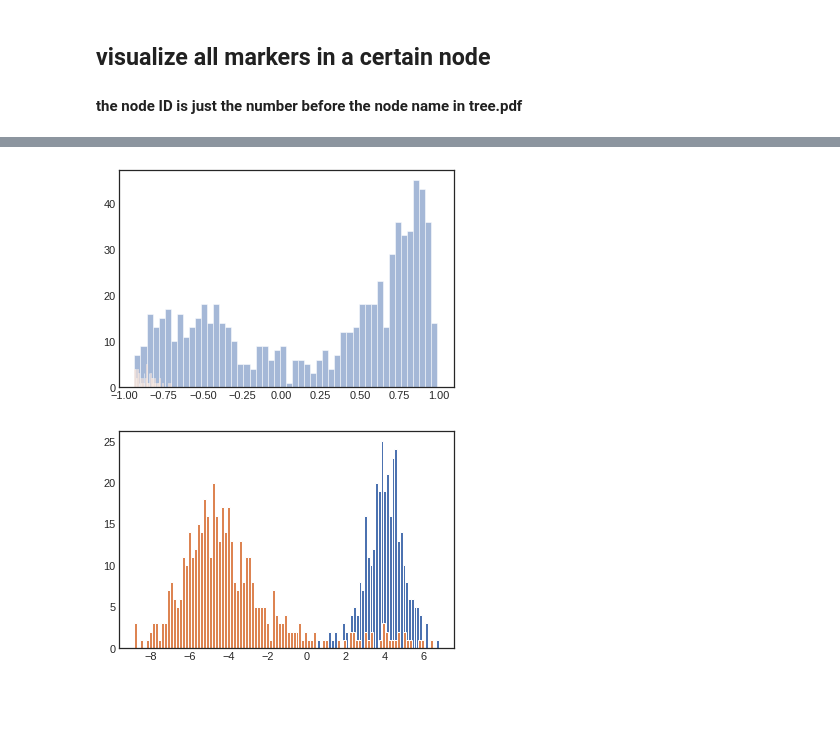
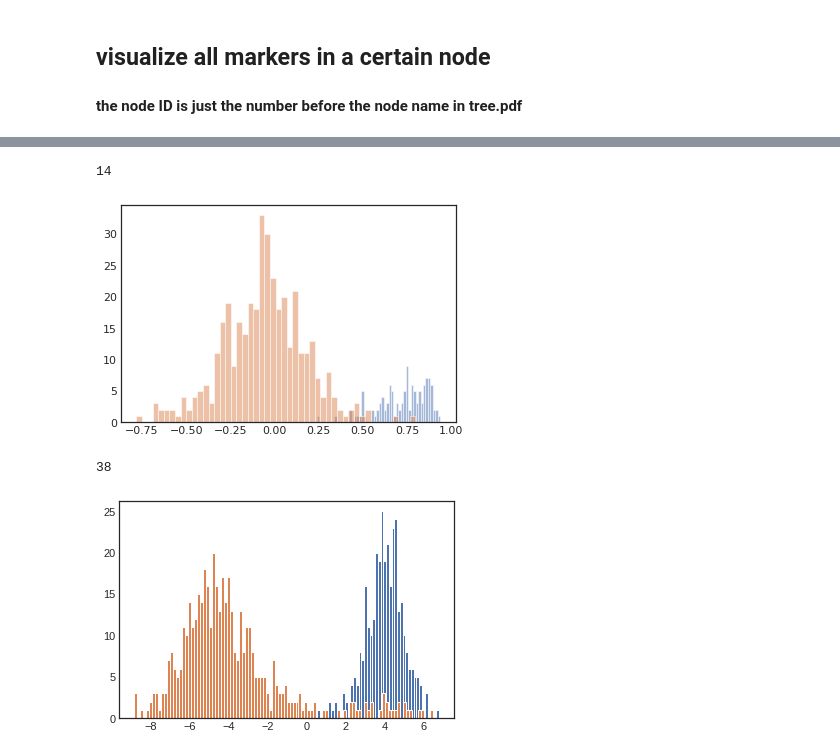
Before and after one commit to xinzhu-email/CITE-pool, a Jupyter notebook: AnalysisTutorial_.ipynb, the cells around one changed output, grey strips where cells are left out. Drawn from its saved outputs; the diff is of its cells as text; code cells hidden in the pictures; blank space fills up the shorter version.

```diff
--- a/AnalysisTutorial_.ipynb
+++ b/AnalysisTutorial_.ipynb
@@ -18,12 +18,12 @@ tree.left.right.indices
 # data = pd.read_csv('datasets/SeuratV4/adt_main_clr.csv',header=0,index_col=0)
 
 # data = pd.read_csv('./datasets/SeuratV4/adt_p8_main_clr.csv',header=0,index_col=0)
-id ='4_5/t0p4'
-# data = pd.read_csv('../data/4tumor/subdata/ADT_'+id+'.csv',index_col=0)
+id ='1'
+data = pd.read_csv('../data/covid19/subdata/ADT_'+id+'.csv',index_col=0)
 # data = pd.read_csv('../simulator_out/ADT_simulator_'+id+'.csv',index_col=0)
-data = pd.read_csv('../SeuratV4/subdata/'+id+'_ADT.csv', sep=',',index_col=0, header=0)
+# data = pd.read_csv('../SeuratV4/subdata/'+id+'_ADT.csv', sep=',',index_col=0, header=0)
 # data.index = data.index.astype(str)
-id='7_5/rna_rna_7'
+id='9_1/_1'
 f = open('../output/'+id+'/tree.pickle','rb')
 # f = open('../data/4tumor/output/ADT_'+id+'/tree.pickle','rb')
 # true = pd.read_csv('./data/4tumor/gating_cluster.csv',index_col=0)
@@ -87,17 +114,32 @@ data_pair = pd.DataFrame({'CC_5':node.embedding.loc[:,'CC_5'],'CC_3':node.embedd
+# %%
+len(node.embedding.loc[rnadata.obs['label_l2']=='Platelet','CC_1'])
+# %% [output]
+14
 # %%
-node = traversal.get_node(17)
+node = traversal.get_node(11)
 # plt.hist(node.embedding['CC_1'],bins=100)
-plt.hist(node.embedding.loc[rnadata.obs['label_l2']=='CD8 TEM','CC_1'],bins=50, alpha=0.5)
-plt.hist(node.embedding.loc[rnadata.obs['label_l2']=='CD8 TCM','CC_1'],bins=50, alpha=0.5)
-plt.hist(node.embedding.loc[rnadata.obs['label_l2']=='MAIT','CC_1'],bins=50, alpha=0.5)
+plt.hist(node.embedding.loc[rnadata.obs['label_l2']=='MAIT','CC_2'],bins=50, alpha=0.5)
+plt.hist(node.embedding.loc[rnadata.obs['label_l2']=='CD8 TEM','CC_2'],bins=50, alpha=0.5)
+
+# plt.hist(node.embedding.loc[rnadata.obs['label_l2']=='Treg','CC_1'],bins=50, alpha=0.5)
 # plt.hist(node.embedding.loc[rnadata.obs['label_l2']=='CD4 CTL','CC_1'],bins=100)
-# plt.hist(data_.loc[node.indices,'IL17A'],bins=100)
-# plt.hist(data_.loc[rnadata.obs['label_l2']=='MAIT','CD26'],bins=100)
-# plt.scatter(node.embedding.loc[:,'CC_5'],node.embedding.loc[:,'CC_3'],alpha=0.5)
-# plt.scatter(node.embedding.loc[rnadata.obs['label_l2']=='CD4 TCM','CC_5'],node.embedding.loc[rnadata.obs['label_l2']=='CD4 TCM','CC_3'])
+# plt.hist(data_.loc[node.left_indices,'CD56-2'],bins=100)
+# plt.hist(data_.loc[node.right_indices,'CD56-2'],bins=100)
+# plt.hist(data_.loc[rnadata.obs['label_l1']=='NK','CD56-2'],bins=100)
+# plt.hist(data_.loc[rnadata.obs['label_l2']=='NK_CD56bright','CD56-2'],bins=100)
+
+# plt.scatter(node.embedding.loc[rnadata.obs['label_l2']=='CD16 Mono','CC_1'],node.embedding.loc[rnadata.obs['label_l2']=='CD16 Mono','CC_5'])
+# plt.scatter(node.embedding.loc[rnadata.obs['label_l2']=='Platelet','CC_1'],node.embedding.loc[rnadata.obs['label_l2']=='Platelet','CC_5'])
+# plt.scatter(node.embedding.loc[:,'CC_1'],node.embedding.loc[:,'CC_2'],alpha=0.5)
+# plt.scatter(node.embedding.loc[rnadata.obs['label_l2']=='MAIT','CC_5'],node.embedding.loc[rnadata.obs['label_l2']=='MAIT','CC_3'])
+# plt.scatter(data_.loc[node.indices,'CD56-2'],data_.loc[node.indices,'CD127'],alpha=0.5)
+# plt.scatter(data_.loc[rnadata.obs['label_l2']=='NK','CD56-2'],data_.loc[rnadata.obs['label_l2']=='NK','CD127'],alpha=0.5)
+# plt.scatter(data_.loc[rnadata.obs['label_l2']=='NK_CD56bright','CD56-2'],data_.loc[rnadata.obs['label_l2']=='NK_CD56bright','CD127'],alpha=0.5)
 # plt.scatter(node.embedding.loc[rnadata.obs['label_l2']=='CD4 TEM','CC_5'],node.embedding.loc[rnadata.obs['label_l2']=='CD4 TEM','CC_3'])
-# plt.scatter(node.embedding.loc[rnadata.obs['label_l2']=='MAIT','CC_5'],node.embedding.loc[rnadata.obs['label_l2']=='MAIT','CC_3'])
+# plt.scatter(data_.loc[node.left_indices,'CD56-2'],data_.loc[node.left_indices,'CD127'])
+# plt.scatter(data_.loc[node.right_indices,'CD56-2'],data_.loc[node.right_indices,'CD127'])
+# plt.scatter(data_.loc[node.indices,'CD25'][rnadata.obs['label_l2']=='Treg'],data_.loc[node.indices,'CD127'][rnadata.obs['label_l2']=='Treg'],alpha=0.5)
 # plt.legend(['B naive','B memory'])
 plt.show()
 # %% [output]
-[figure, old version]
+[figure, new version]
@@ -108,3 +153,7 @@ rnadata = sc.read_h5ad('../SeuratV4/subdata/4_5/t0p7_RNA.h5ad')
+# %%
+len(data_.loc[node.indices,'CD127'][rnadata.obs['label_l2']=='Treg'])
+# %% [output]
+38
 # %%
 # tempnode = node
 # %%
```
Also changed, not shown: parts of 14 cells of this notebook, 4 other files.
